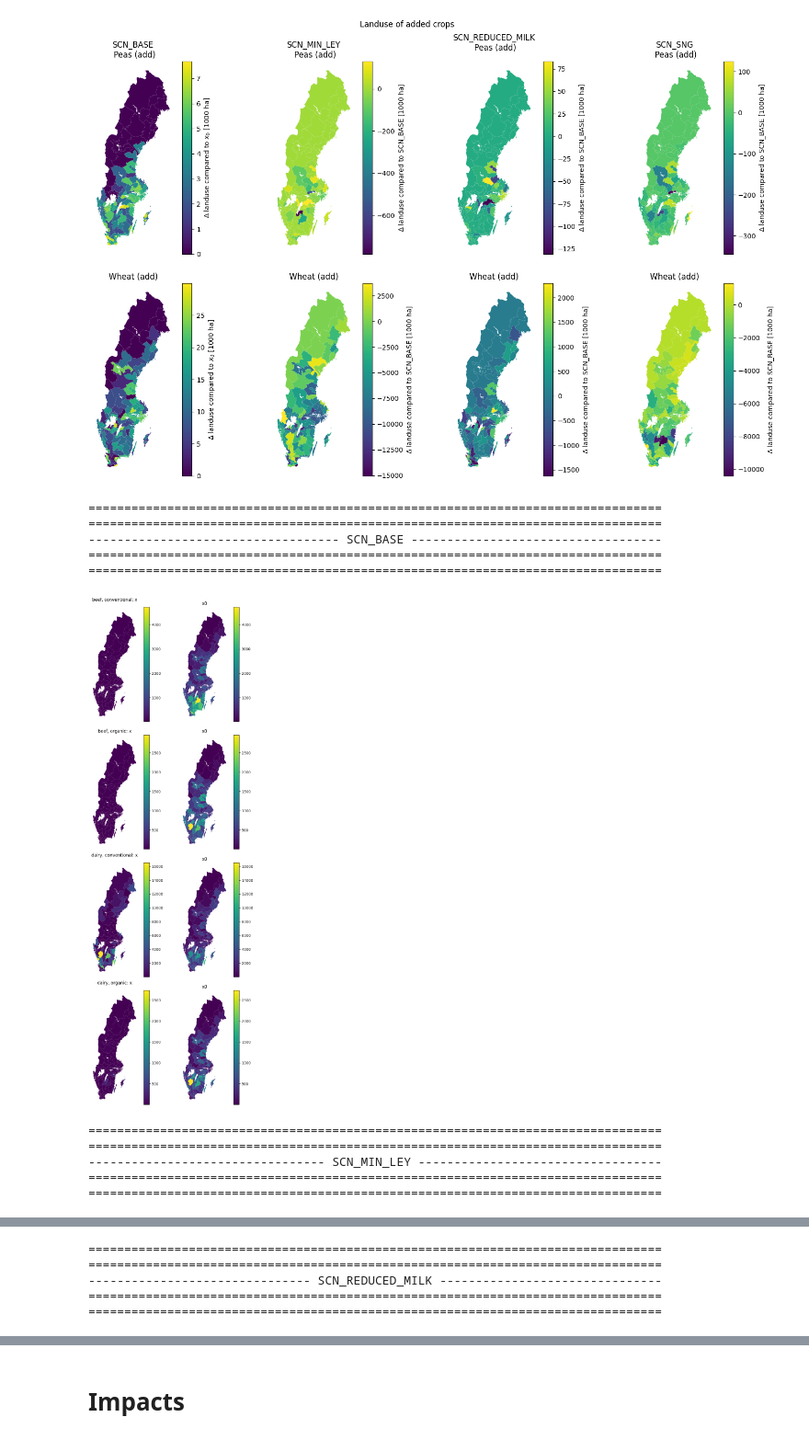
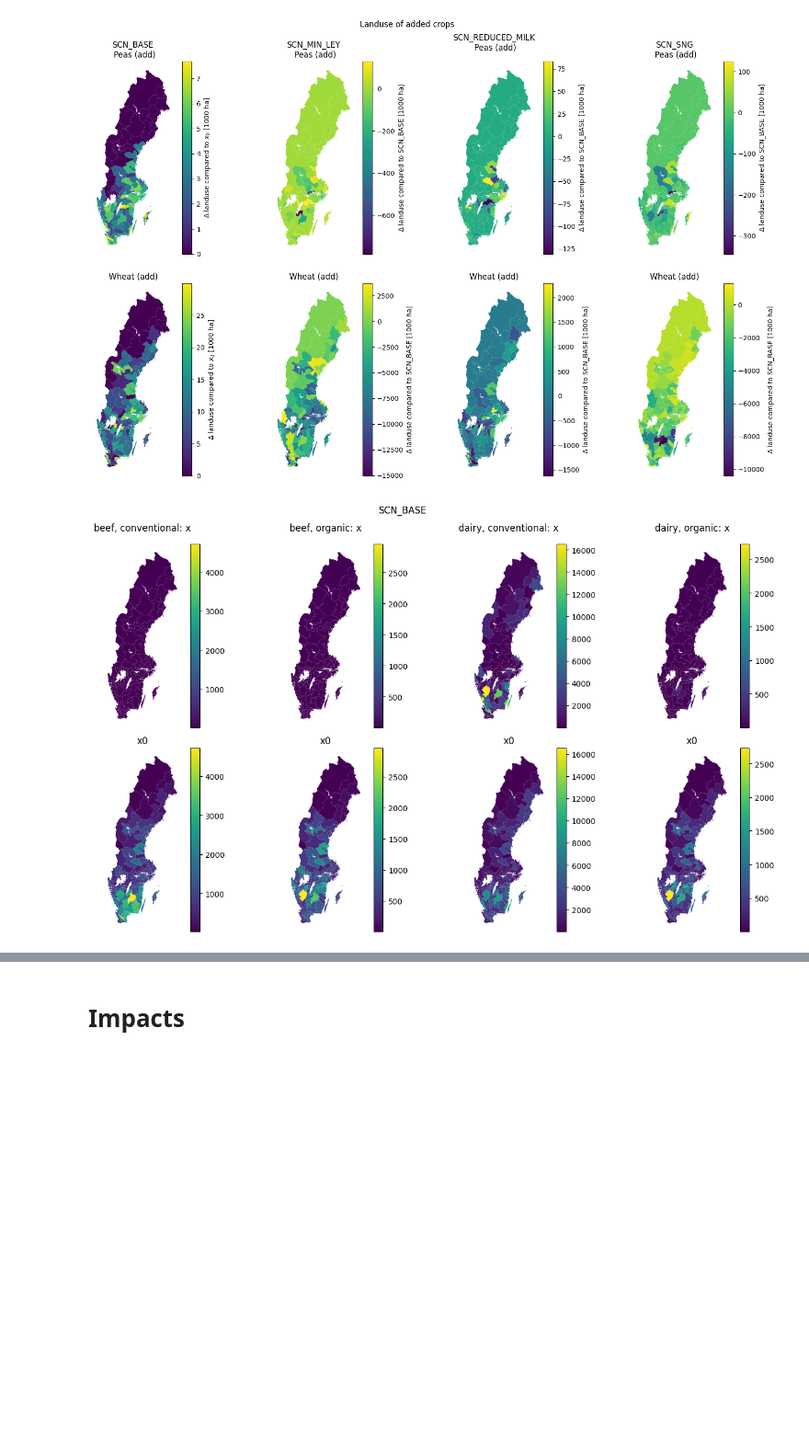
Before and after one commit to wanecek/eitm01-scenarios, a Jupyter notebook: analysis.ipynb, the cells around one changed output, grey strips where cells are left out. Shown at 92% size. Saved outputs shown, nothing was run; the diff lists cells and outputs as text; code cells hidden in the pictures; blank space fills up the shorter version.

Commit message:
Transpose graph of x-x0 animal prods

```diff
--- a/analysis.ipynb
+++ b/analysis.ipynb
@@ -287,7 +287,7 @@ plot_data = (
     / 1e6
 )
 
-colors = ['#fddbc7', '#ef8a62', '#d1e5f0', '#67a9cf', '#2166ac', '#ffffff']
+colors = ['#d1e5f0', '#67a9cf', '#2166ac', '#ffffff']
 cust_cmap = ListedColormap(name='X', colors=colors)
 
 ax, axgs = cm.plot.bar(
@@ -384,54 +384,41 @@ fig.tight_layout()
 # %%
 from matplotlib.colors import TwoSlopeNorm
 from matplotlib.ticker import PercentFormatter
 
-def plot_cattle_x0_x_chloropleths():
-    all_x0_cattle = session.get_attr("r", "x0_animals").xs("cattle", level="species", axis=1)
-    all_x_cattle = session.get_attr("f", "x_animals", ["species", "breed", "prod_system", "region"]).xs("cattle", level="species", axis=1)
+all_x0_cattle = session.get_attr("r", "x0_animals").xs("cattle", level="species", axis=1)
+all_x_cattle = session.get_attr("f", "x_animals", ["species", "breed", "prod_system", "region"]).xs("cattle", level="species", axis=1)
 
-    for scn in all_x_cattle.index.get_level_values("scn"):
-        if scn == "BASELINE":
-            continue
-        block_print(scn)
-        x0_cattle = all_x0_cattle.loc[(scn, "2020")].unstack("region")
-        x_cattle = all_x_cattle.loc[(scn, "2020")].unstack("region")
+for scn in all_x_cattle.index.get_level_values("scn"):
+    if scn == "BASELINE":
+        continue
 
-        assert (x0_cattle.index == x_cattle.index).all(), "Expected index of x0 and x to match"
+    x0_cattle = all_x0_cattle.loc[(scn, "2020")].unstack("region")
+    x_cattle = all_x_cattle.loc[(scn, "2020")].unstack("region")
 
-        N = len(x0_cattle.index.values)
-        fig, axes = plt.subplots(N, 2, figsize=(8, N * 5))
+    assert (x0_cattle.index == x_cattle.index).all(), "Expected index of x0 and x to match"
 
-        for pos, axs in zip(x0_cattle.index, axes):
-            (ax_x, ax_x0) = axs
+    N = len(x0_cattle.index.values)
+    fig, axes2d = plt.subplots(2, N, figsize=(N * 3.5, 8))
 
-            x = x_cattle.loc[pos,:]
-            x0 = x0_cattle.loc[pos,:]
+    for pos, axs in zip(x0_cattle.index, axes2d.T):
+        (ax_x, ax_x0) = axs
 
+        x = x_cattle.loc[pos,:]
+        x0 = x0_cattle.loc[pos,:]
 
-            # Absolute values: x and x0
-            # -------------------------
-            ax_x.set_axis_off()
-            ax_x0.set_axis_off()
-            x_vmax = max(x.max(), x0.max())
-            x_vmin = max(x.min(), x0.min())
-            ax_x.set_title(f"{pos[0]}, {pos[1]}: x")
-            ax_x0.set_title("x0")
-            cm.plot.map_from_series(x, ax=ax_x, vmin=x_vmin, vmax=x_vmax)
-            cm.plot.map_from_series(x0, ax=ax_x0, vmin=x_vmin, vmax=x_vmax)
+        # Absolute values: x and x0
+        # -------------------------
+        ax_x.set_axis_off()
+        ax_x0.set_axis_off()
+        x_vmax = max(x.max(), x0.max())
+        x_vmin = max(x.min(), x0.min())
+        ax_x.set_title(f"{pos[0]}, {pos[1]}: x")
+        ax_x0.set_title("x0")
+        cm.plot.map_from_series(x, ax=ax_x, vmin=x_vmin, vmax=x_vmax)
+        cm.plot.map_from_series(x0, ax=ax_x0, vmin=x_vmin, vmax=x_vmax)
 
-        fig.tight_layout()
-        plt.show()
-
-plot_cattle_x0_x_chloropleths()
+    fig.suptitle(scn)
+    fig.tight_layout()
+    plt.show()
 # %% [output]
-================================================================================
-================================================================================
------------------------------------ SCN_BASE -----------------------------------
-================================================================================
-================================================================================
-[figure, old version]
+[figure, new version]
-================================================================================
-================================================================================
---------------------------------- SCN_MIN_LEY ----------------------------------
-================================================================================
-================================================================================
@@ -439,5 +425,0 @@ plot_cattle_x0_x_chloropleths()
-================================================================================
-================================================================================
-------------------------------- SCN_REDUCED_MILK -------------------------------
-================================================================================
-================================================================================
```
Also changed, not shown: parts of 3 cells of this notebook.
